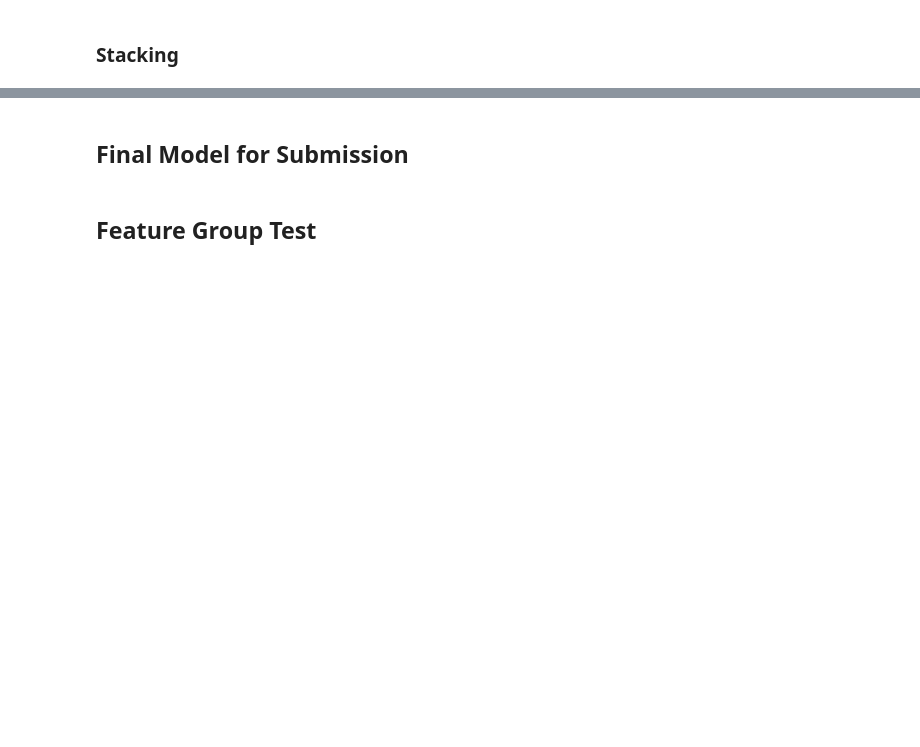
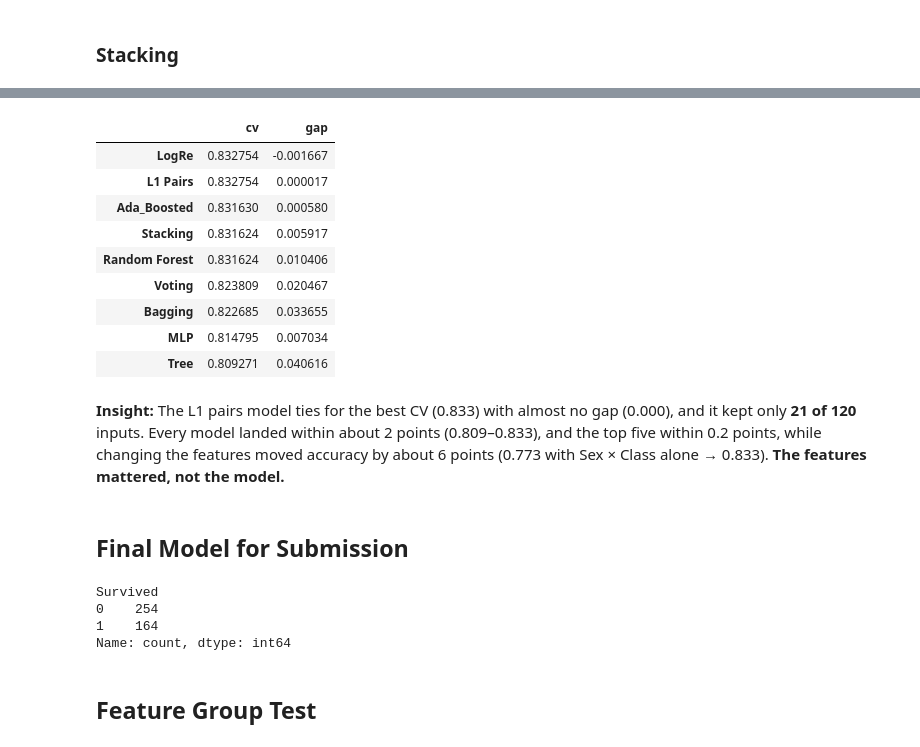
Before and after one commit to IanCode212/Titanic_Survival_Prediction, a Jupyter notebook: titanic.ipynb, the cells around one changed output, grey strips where cells are left out. Cells and saved outputs as stored; diff of their text form; code cells hidden in the pictures; blank space fills up the shorter version.

```diff
--- a/titanic.ipynb
+++ b/titanic.ipynb
@@ -359,12 +444,32 @@ pd.DataFrame(results).T.sort_values('cv', ascending=False)
+# %%
+pd.DataFrame(results).T.sort_values('cv', ascending=False)
+# %% [output]
+|  | cv | gap |
+| LogRe | 0.832754 | -0.001667 |
+| L1 Pairs | 0.832754 | 0.000017 |
+| Ada_Boosted | 0.831630 | 0.000580 |
+| Stacking | 0.831624 | 0.005917 |
+| Random Forest | 0.831624 | 0.010406 |
+| Voting | 0.823809 | 0.020467 |
+| Bagging | 0.822685 | 0.033655 |
+| MLP | 0.814795 | 0.007034 |
+| Tree | 0.809271 | 0.040616 |
+# %% [markdown]
+**Insight:** The L1 pairs model ties for the best CV (0.833) with almost no gap (0.000), and it kept only **21 of 120** inputs. Every model landed within about 2 points (0.809–0.833), and the top five within 0.2 points, while changing the features moved accuracy by about 6 points (0.773 with Sex × Class alone → 0.833). **The features mattered, not the model.**
 # %% [markdown]
 ## Final Model for Submission
 # %%
-final_model = stack_model
+final_model = pair_model
 final_model.fit(X, y)
 
 final_submission = pd.DataFrame({'PassengerId': test['PassengerId'], 'Survived': final_model.predict(X_test)})
 final_submission.to_csv('ian_final_prediction.csv', index=False)
 final_submission['Survived'].value_counts()
+# %% [output]
+Survived
+0    254
+1    164
+Name: count, dtype: int64
 # %% [markdown]
 ## Feature Group Test
 # %% [markdown]
```
Also changed, not shown: parts of 16 cells of this notebook, 1 other file.
